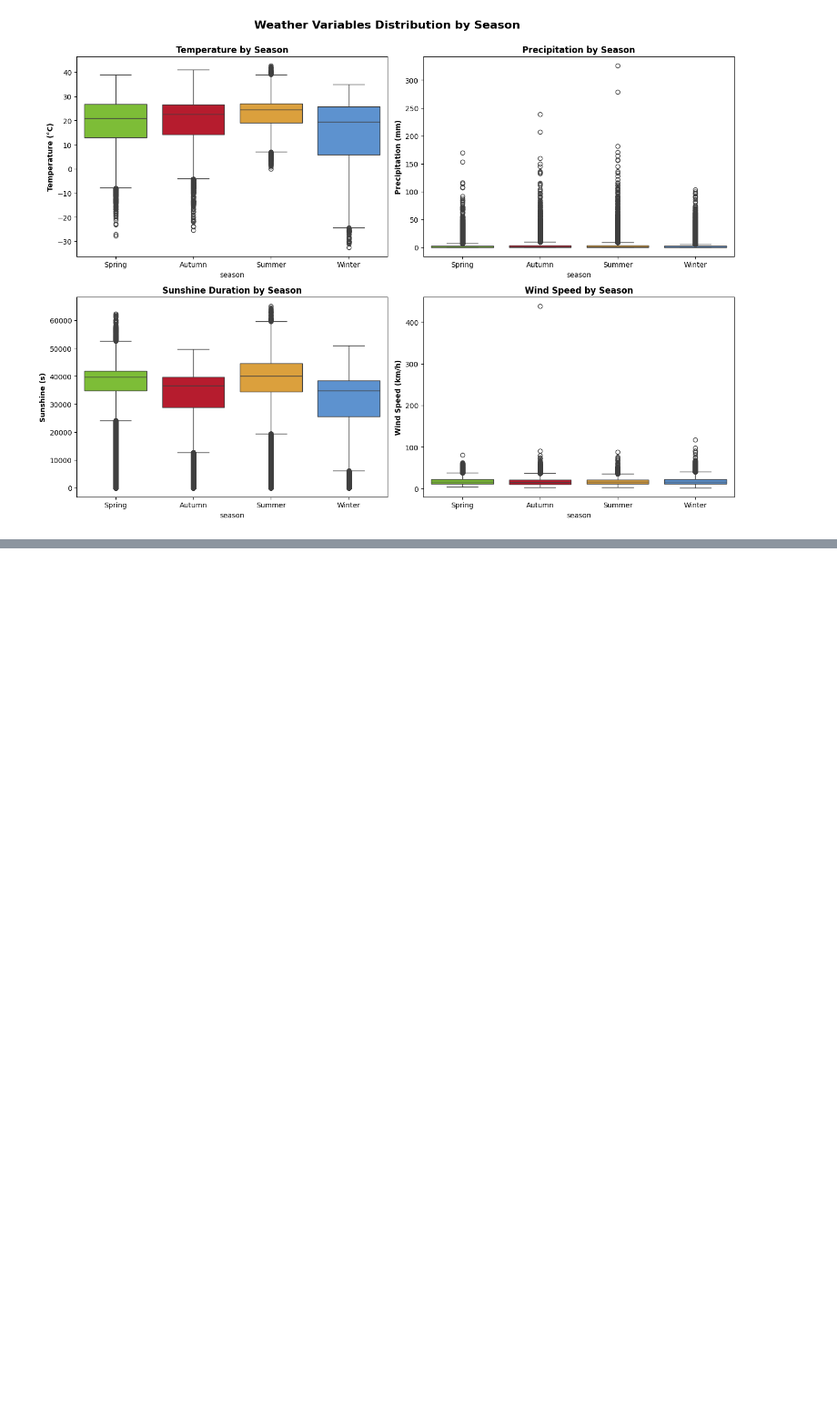
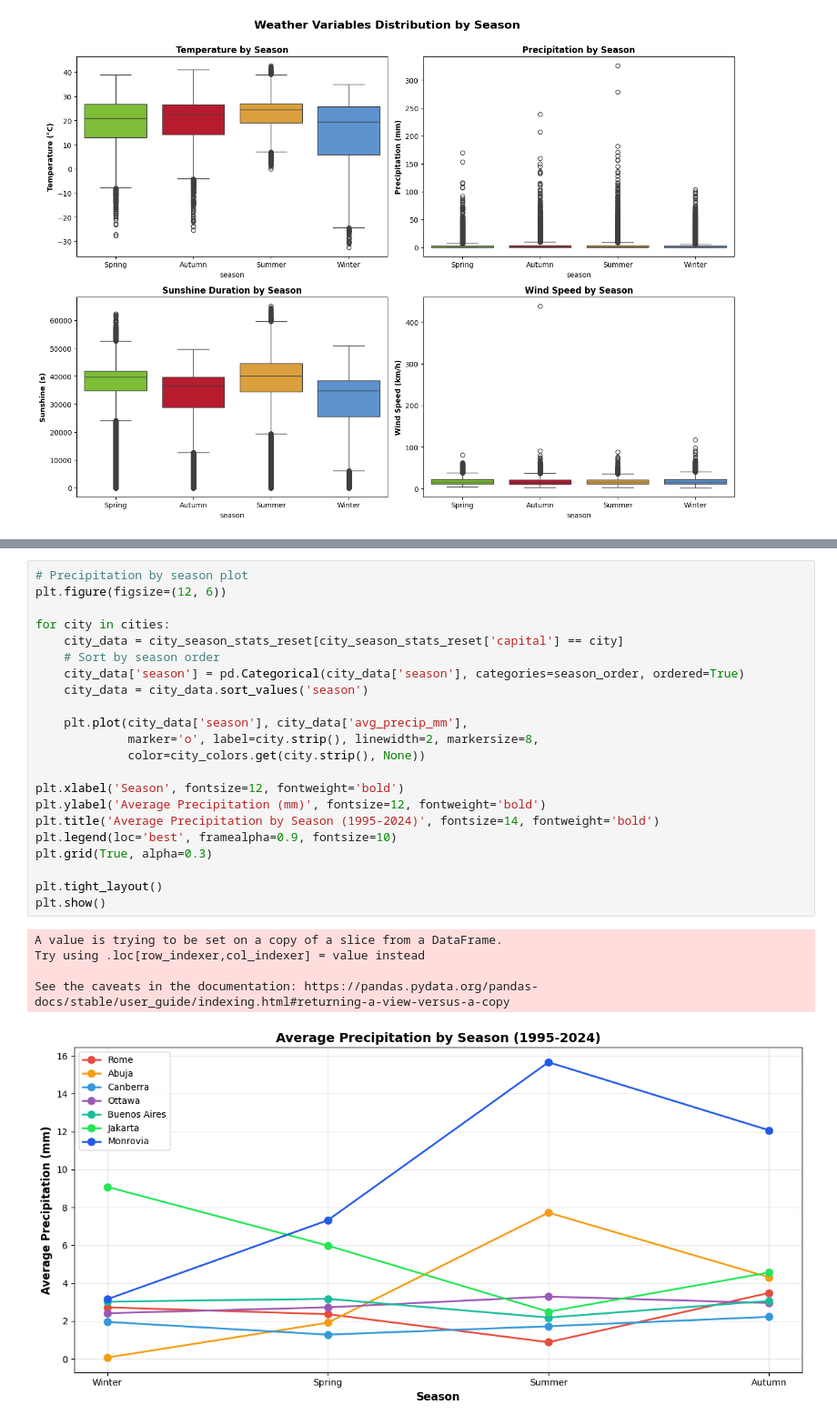
Before and after one commit to gabri17/Data-Mining-Project, a Jupyter notebook: eda.ipynb, the cells around one changed output, grey strips where cells are left out. Shown at 91% size. Drawn from its saved outputs; the diff is of its cells as text; blank space fills up the shorter version.

```diff
--- a/eda.ipynb
+++ b/eda.ipynb
@@ -633,0 +931,28 @@ Passing `palette` without assigning `hue` is deprecated and will be removed in v
+# %%
+# Precipitation by season plot
+plt.figure(figsize=(12, 6))
+
+for city in cities:
+    city_data = city_season_stats_reset[city_season_stats_reset['capital'] == city]
+    # Sort by season order
+    city_data['season'] = pd.Categorical(city_data['season'], categories=season_order, ordered=True)
+    city_data = city_data.sort_values('season')
+
+    plt.plot(city_data['season'], city_data['avg_precip_mm'],
+             marker='o', label=city.strip(), linewidth=2, markersize=8,
+             color=city_colors.get(city.strip(), None))
+
+plt.xlabel('Season', fontsize=12, fontweight='bold')
+plt.ylabel('Average Precipitation (mm)', fontsize=12, fontweight='bold')
+plt.title('Average Precipitation by Season (1995-2024)', fontsize=14, fontweight='bold')
+plt.legend(loc='best', framealpha=0.9, fontsize=10)
+plt.grid(True, alpha=0.3)
+
+plt.tight_layout()
+plt.show()
+# %% [output]
+A value is trying to be set on a copy of a slice from a DataFrame.
+Try using .loc[row_indexer,col_indexer] = value instead
+
+See the caveats in the documentation: https://pandas.pydata.org/pandas-docs/stable/user_guide/indexing.html#returning-a-view-versus-a-copy
+[figure, added]
```
Also changed, not shown: parts of 12 cells of this notebook.
